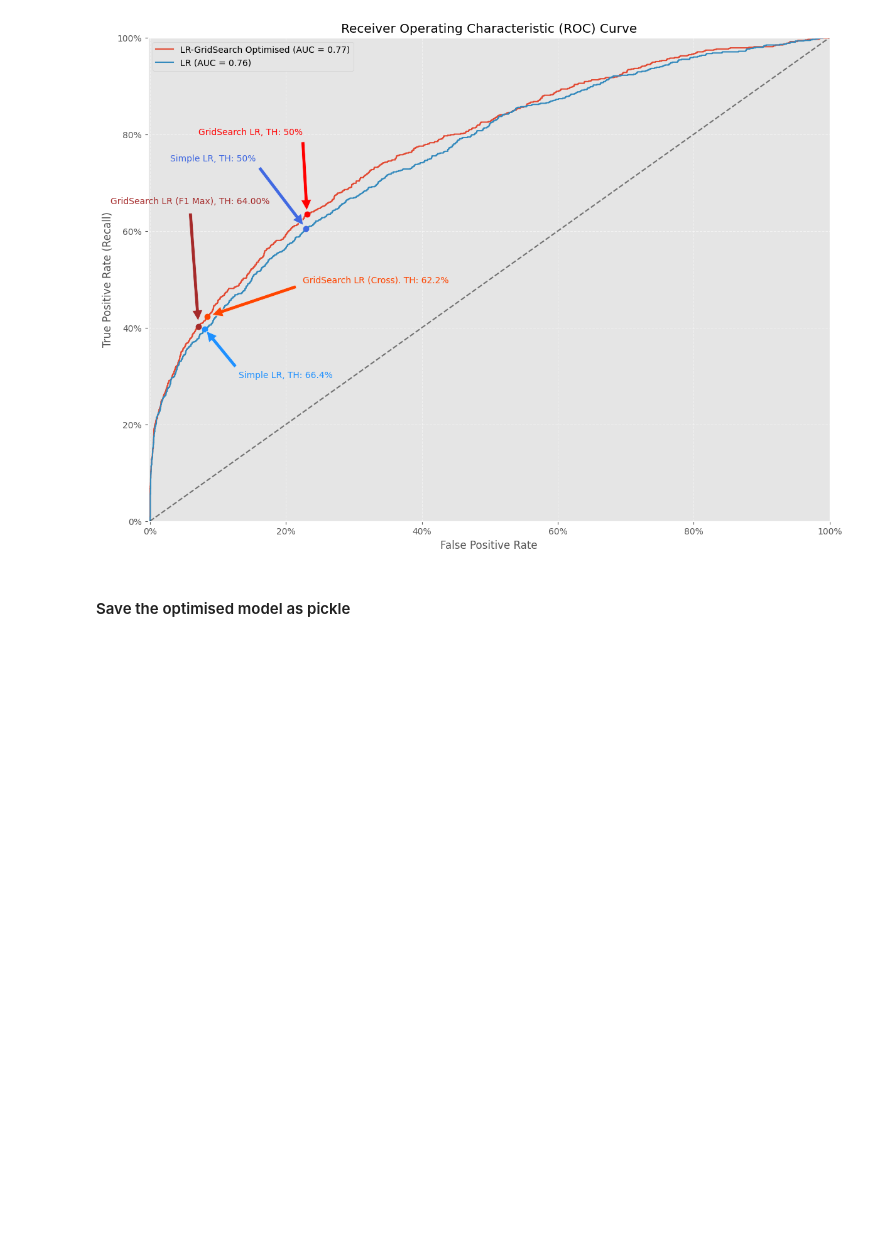
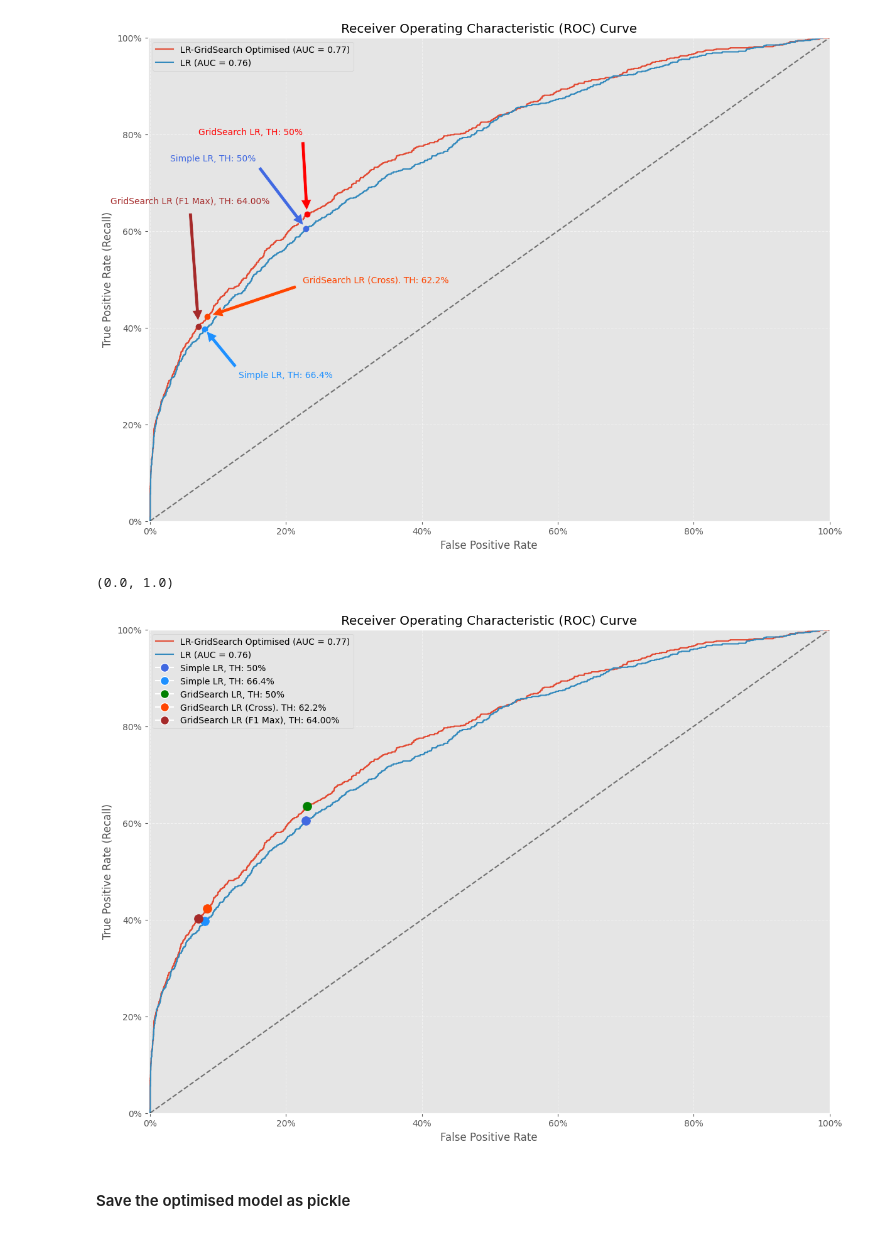
Before and after one commit to Joe-ElM/Used-Cars-Sales, a Jupyter notebook: Notebooks/4. LR Model.ipynb, the cells around one changed output. Saved outputs shown, nothing was run; the diff lists cells and outputs as text; code cells hidden in the pictures; blank space fills up the shorter version.

Commit message:
legend has been used instead of annotate arrows

```diff
--- a/Notebooks/4. LR Model.ipynb
+++ b/Notebooks/4. LR Model.ipynb
@@ -451,6 +451,74 @@ ax.annotate(f'GridSearch LR (F1 Max), TH: {max_f1_threshold:.2%}', xy=(cm_fpr_lr
             );
 # %% [output]
 [figure]
+# %%
+fig, ax = plt.subplots(figsize=(14, 10))
+
+# ---------------------------------------------------------------------------------
+pred_proba_lr_grid = optimised_lr_grid.predict_proba(X_test)[:, 1]
+fpr_lr_grid, tpr_lr_grid, thr_lr_grid = roc_curve(y_test, pred_proba_lr_grid)
+auc_score_lr_grid = auc(fpr_lr_grid, tpr_lr_grid)
+# ----------------------------------------------------------------------------------
+
+y_probs_lr = pipeline_lr.predict_proba(X_test)[:, 1]
+fpr_lr, tpr_lr, thr_lr = roc_curve(y_test, y_probs_lr)
+auc_score_lr = auc(fpr_lr, tpr_lr)
+# ----------------------------------------------------------------------------------
+
+line1, = plt.plot(fpr_lr_grid, tpr_lr_grid, label=f"LR-GridSearch Optimised (AUC = {auc_score_lr_grid:.2f})", zorder=1)
+line2, = plt.plot(fpr_lr, tpr_lr, label=f"LR (AUC = {auc_score_lr:.2f})", zorder=1)
+
+# ----------------------------------------------------------------------------------
+
+plt.title('Receiver Operating Characteristic (ROC) Curve')
+plt.ylabel('True Positive Rate (Recall)')
+plt.xlabel('False Positive Rate')
+plt.gca().xaxis.set_major_formatter(ticker.PercentFormatter(xmax=1))
+plt.gca().yaxis.set_major_formatter(ticker.PercentFormatter(xmax=1))
+
+legend_handles = [
+    Line2D([0], [0], marker='o', color='w', markerfacecolor='royalblue', markersize=10, label='Simple LR, TH: 50%'),
+    Line2D([0], [0], marker='o', color='w', markerfacecolor='dodgerblue', markersize=10, label='Simple LR, TH: 66.4%'),
+    Line2D([0], [0], marker='o', color='w', markerfacecolor='green', markersize=10, label='GridSearch LR, TH: 50%'),
+    Line2D([0], [0], marker='o', color='w', markerfacecolor='orangered', markersize=10, label='GridSearch LR (Cross). TH: 62.2%'),
+    Line2D([0], [0], marker='o', color='w', markerfacecolor='brown', markersize=10, label=f'GridSearch LR (F1 Max), TH: {max_f1_threshold:.2%}'),
+]
+
+# ----------------------------------------------------------------------------------
+# Simple LR 50% Threshold
+cm_fpr_lr, cm_recall_lr = fpr_tpr(y_test, pred_lr)
+plt.scatter(cm_fpr_lr, cm_recall_lr, marker='o', s=100, c='royalblue', zorder=2)
+
+# ----------------------------------------------------------------------------------
+# Simple LR with Threshold 66.4%
+cm_fpr_lr_th, cm_recall_lr_th = fpr_tpr(y_test, pred_lr_th)
+plt.scatter(cm_fpr_lr_th, cm_recall_lr_th, marker='o', s=100, c='dodgerblue', zorder=2)
+
+# ----------------------------------------------------------------------------------
+# Optimised Grid LR 50% Threshold
+cm_fpr_lr_grid, cm_recall_lr_grid = fpr_tpr(y_test, pred_lr_grid)
+plt.scatter(cm_fpr_lr_grid, cm_recall_lr_grid, marker='o', s=100, c='green', zorder=2)
+
+# ----------------------------------------------------------------------------------
+# Optimised Grid LR f1 optimised precision/recall cross
+cm_fpr_lr_grid_cross, cm_recall_lr_grid_cross = fpr_tpr(y_test, pred_proba_lr_grid_cross)
+plt.scatter(cm_fpr_lr_grid_cross, cm_recall_lr_grid_cross, marker='o', s=100, c='orangered', zorder=2)
+
+# ----------------------------------------------------------------------------------
+# Optimised Grid LR f1 optimised
+cm_fpr_lr_grid_f1max, cm_recall_lr_grid_f1max = fpr_tpr(y_test, pred_proba_lr_grid_f1max)
+plt.scatter(cm_fpr_lr_grid_f1max, cm_recall_lr_grid_f1max, marker='o', s=100, c='brown', zorder=2)
+
+plt.plot([0, 1], [0, 1], 'k--', alpha=0.5, zorder=1)
+
+plt.legend(handles=[line1, line2] + legend_handles)
+
+ax.grid(True, linestyle='--', alpha=0.5)
+ax.set_xlim(left=-0.003, right=1)
+ax.set_ylim(bottom=0, top=1)
+# %% [output]
+(0.0, 1.0)
+[figure, added]
 # %% [markdown]
 #### Save the optimised model as pickle
 # %%
```
Also changed, not shown: parts of 1 cell of this notebook, 3 other files.
